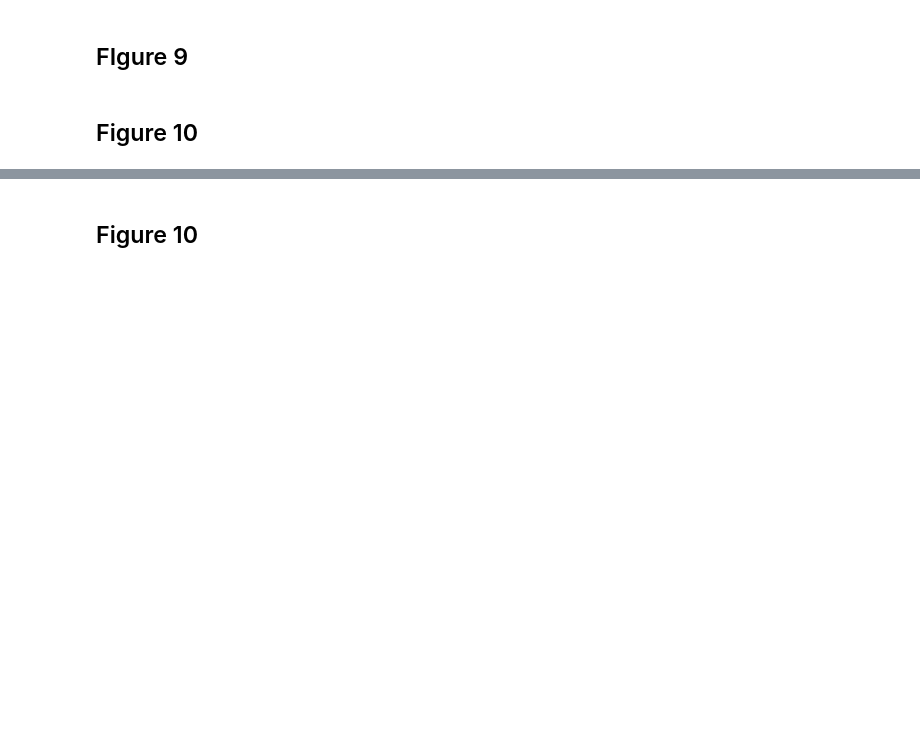
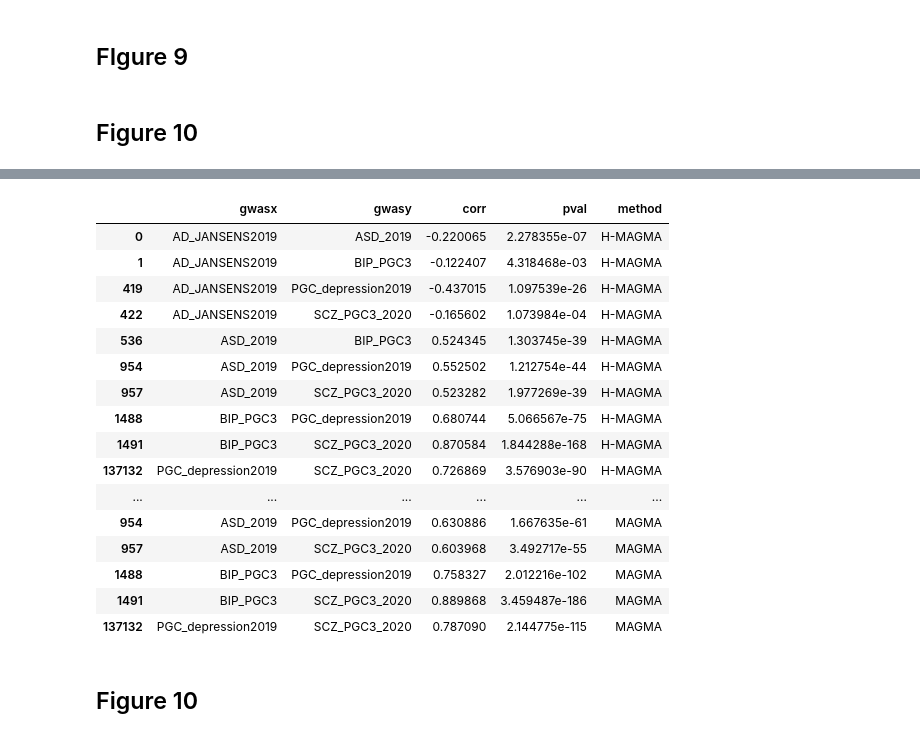
Before and after one commit to erwinerdem/STEAP, a Jupyter notebook: notebooks/figures.ipynb, the cells around one changed output, grey strips where cells are left out. Saved outputs shown, nothing was run; the diff lists cells and outputs as text; code cells hidden in the pictures; blank space fills up the shorter version.

```diff
--- a/notebooks/figures.ipynb
+++ b/notebooks/figures.ipynb
@@ -1144,3 +1146,23 @@ plt.savefig(f"{figure_dir}heatmap_corr_diseases_mean.png", dpi=200, bbox_inches=
+# %%
+group_corr_df.replace(inv_disease_group_dict)
+# %% [output]
+|  | gwasx | gwasy | corr | pval | method |
+| 0 | AD_JANSENS2019 | ASD_2019 | -0.220065 | 2.278355e-07 | H-MAGMA |
+| 1 | AD_JANSENS2019 | BIP_PGC3 | -0.122407 | 4.318468e-03 | H-MAGMA |
+| 419 | AD_JANSENS2019 | PGC_depression2019 | -0.437015 | 1.097539e-26 | H-MAGMA |
+| 422 | AD_JANSENS2019 | SCZ_PGC3_2020 | -0.165602 | 1.073984e-04 | H-MAGMA |
+| 536 | ASD_2019 | BIP_PGC3 | 0.524345 | 1.303745e-39 | H-MAGMA |
+| 954 | ASD_2019 | PGC_depression2019 | 0.552502 | 1.212754e-44 | H-MAGMA |
+| 957 | ASD_2019 | SCZ_PGC3_2020 | 0.523282 | 1.977269e-39 | H-MAGMA |
+| 1488 | BIP_PGC3 | PGC_depression2019 | 0.680744 | 5.066567e-75 | H-MAGMA |
+| 1491 | BIP_PGC3 | SCZ_PGC3_2020 | 0.870584 | 1.844288e-168 | H-MAGMA |
+| 137132 | PGC_depression2019 | SCZ_PGC3_2020 | 0.726869 | 3.576903e-90 | H-MAGMA |
+| ... | ... | ... | ... | ... | ... |
+| 954 | ASD_2019 | PGC_depression2019 | 0.630886 | 1.667635e-61 | MAGMA |
+| 957 | ASD_2019 | SCZ_PGC3_2020 | 0.603968 | 3.492717e-55 | MAGMA |
+| 1488 | BIP_PGC3 | PGC_depression2019 | 0.758327 | 2.012216e-102 | MAGMA |
+| 1491 | BIP_PGC3 | SCZ_PGC3_2020 | 0.889868 | 3.459487e-186 | MAGMA |
+| 137132 | PGC_depression2019 | SCZ_PGC3_2020 | 0.787090 | 2.144775e-115 | MAGMA |
 # %% [markdown]
 ## Figure 10
 # %%
```
Also changed, not shown: parts of 7 cells of this notebook, 7 other files.
